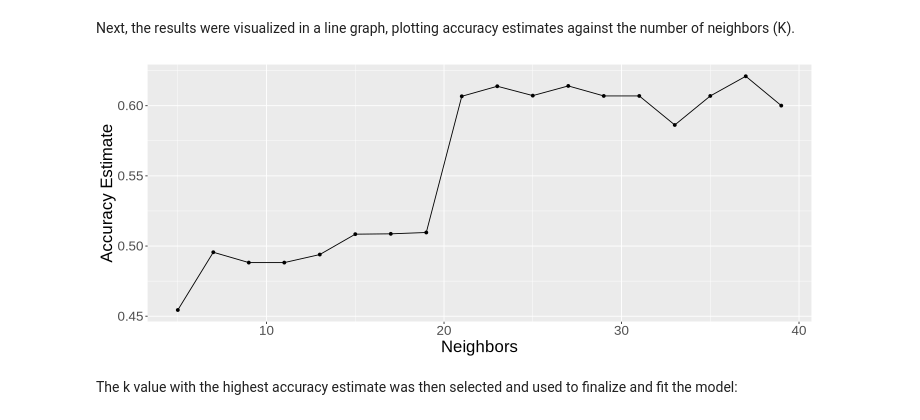
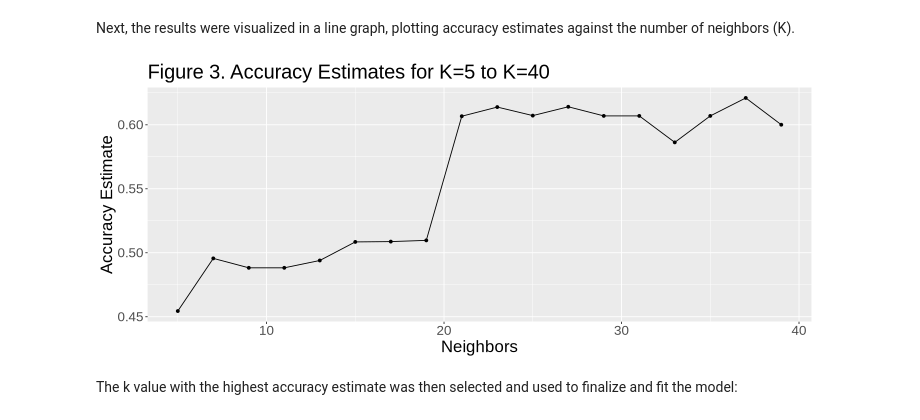
Before and after one commit to MatthewKyi/DSCI100-004-37, a Jupyter notebook: Group 37- Final Project.ipynb, the cells around one changed output. Cells and saved outputs as stored; diff of their text form; code cells hidden in the pictures.

Commit message:
Added Figure Number to Accuracy Estimate Plot

```diff
--- a/Group 37- Final Project.ipynb
+++ b/Group 37- Final Project.ipynb
@@ -307,14 +307,15 @@ Next, the results were visualized in a line graph, plotting accuracy estimates a
 # %%
 # generate plot of accuracy estimates vs. k values
 accuracy_vs_k <- ggplot(accuracies, aes(x = neighbors, y = mean)) +
   geom_point() +
   geom_line() +
-  labs(x = "Neighbors", y = "Accuracy Estimate") +
+  labs(title = "Figure 3. Accuracy Estimates for K=5 to K=40",
+      x = "Neighbors", y = "Accuracy Estimate") +
   theme(text = element_text(size = 20))
 
 accuracy_vs_k
 # %% [output]
-[figure, old version]
+[figure, new version]
 # %% [markdown]
 The k value with the highest accuracy estimate was then selected and used to finalize and fit the model:
 # %%
```
Also changed, not shown: parts of 2 cells of this notebook.
